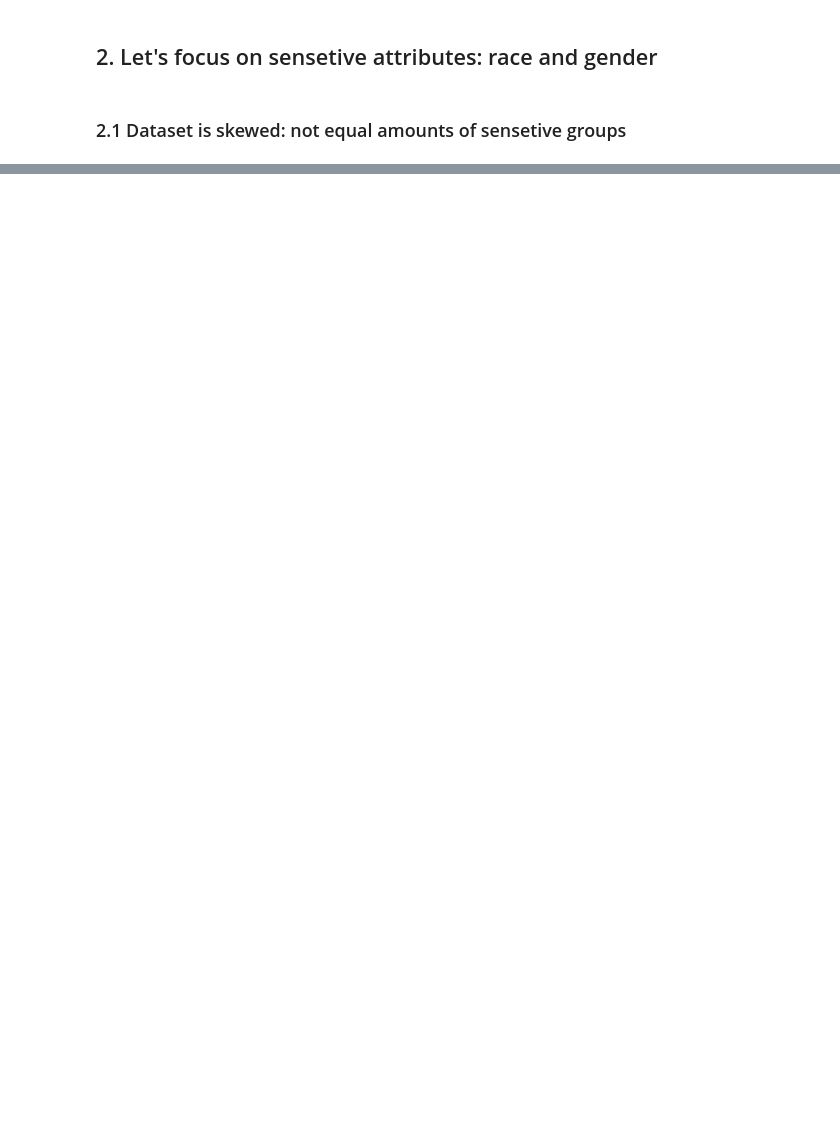
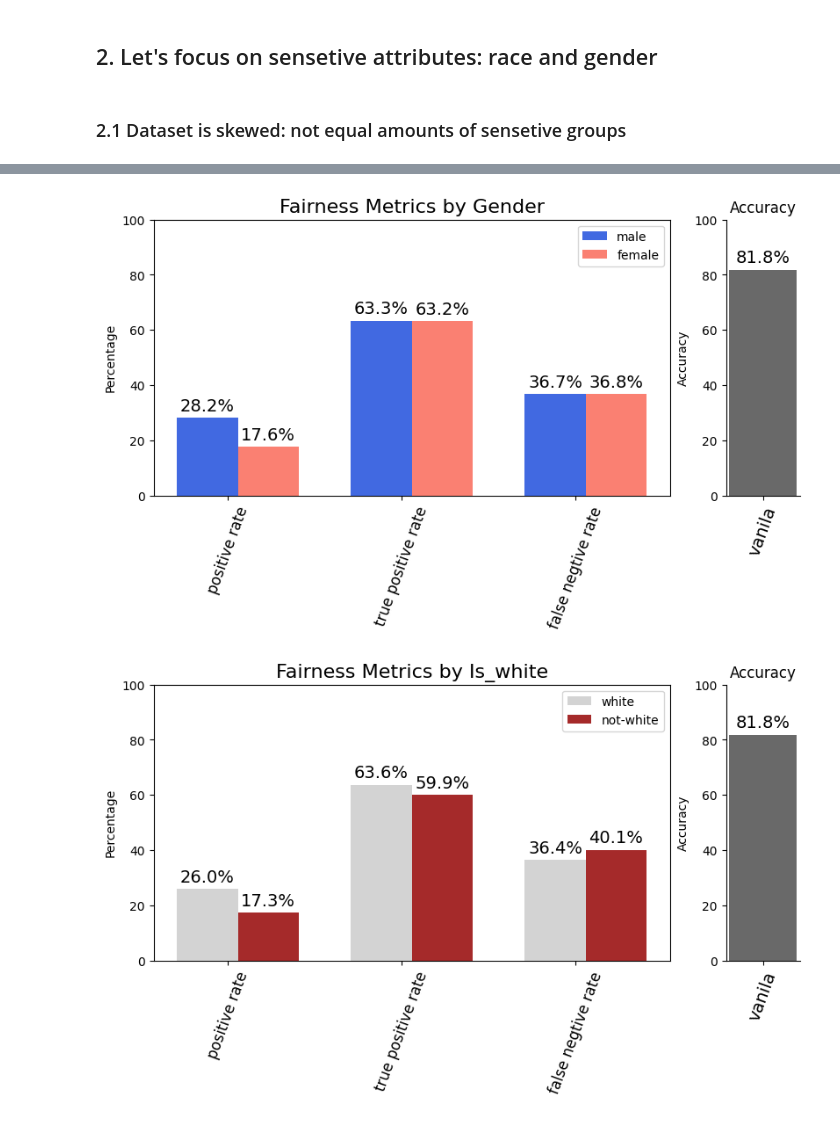
Before and after one commit to golubevtanya/ethic_ai, a Jupyter notebook: cencuc_analysis.ipynb, the cells around one changed output, grey strips where cells are left out. Cells and saved outputs as stored; diff of their text form; code cells hidden in the pictures; blank space fills up the shorter version.

```diff
--- a/cencuc_analysis.ipynb
+++ b/cencuc_analysis.ipynb
@@ -361,0 +170,15 @@ True Positive Rate [0.85343075]
+# %%
+X_train, y_train = get_X_Y_from_df(df)
+X_test, y_test = get_X_Y_from_df(df_test)
+
+#define the model
+model = MLPClassifier(hidden_layer_sizes=(50, 25), activation='relu', solver='adam', max_iter=1000, random_state=12)
+
+#train the model
+model.fit(X_train, np.ravel(y_train))
+
+#get predictions using the previously trained model
+y_train_pred_arr = model.predict(X_train)
+y_train_pred = pd.Series(y_train_pred_arr, index=y_train.index, name=y_train.name)
+y_test_pred_arr = model.predict(X_test)
+y_test_pred = pd.Series(y_test_pred_arr, index=y_test.index, name=y_train.name)
@@ -361,0 +219,27 @@ True Positive Rate [0.85343075]
+# %%
+#convert to pamdas DataFrame
+df_test_pred_fair = dataset_test_pred_fair.convert_to_dataframe()[0]
+
+#Rename the predicted feature and reset index
+df_test_pred_fair.rename(columns={'>50K':'>50K_pred'}, inplace=True)
+df_test_pred_fair.reset_index(drop=True, inplace=True)
+
+#concatinate with the ground truth
+df_test_pred_fair_full=pd.concat([df_test_pred_fair, y_test.reset_index(drop=True)],axis=1)
+# %%
+#calculate accuracy
+pred_fair_full_accuracy = accuracy_score(df_test_pred_fair_full[">50K"], df_test_pred_fair_full [">50K_pred"])
+
+#calculate fairness for gender attribute
+female_fair_metrics = get_TPR_FPR_per_group(df_test_pred_fair_full, "gender_Male", False)
+male_fair_metrics  = get_TPR_FPR_per_group(df_test_pred_fair_full, "gender_Male", True)
+
+#calculate fairness for is_white attribute
+white_fair_metrics = get_TPR_FPR_per_group(df_test_pred_fair_full, "is_white_white", True)
+not_white_fair_metrics  = get_TPR_FPR_per_group(df_test_pred_fair_full, "is_white_white", False)
+# %%
+plot_fairness_metrics(100*pred_fair_full_accuracy, "vanila", [male_fair_metrics, female_fair_metrics], "gender")
+plot_fairness_metrics(100*pred_fair_full_accuracy, "vanila", [white_fair_metrics, not_white_fair_metrics], "is_white")
+# %% [output]
+[figure, added]
+[figure, added]
```
Also changed, not shown: parts of 47 cells of this notebook, 3 other files.
